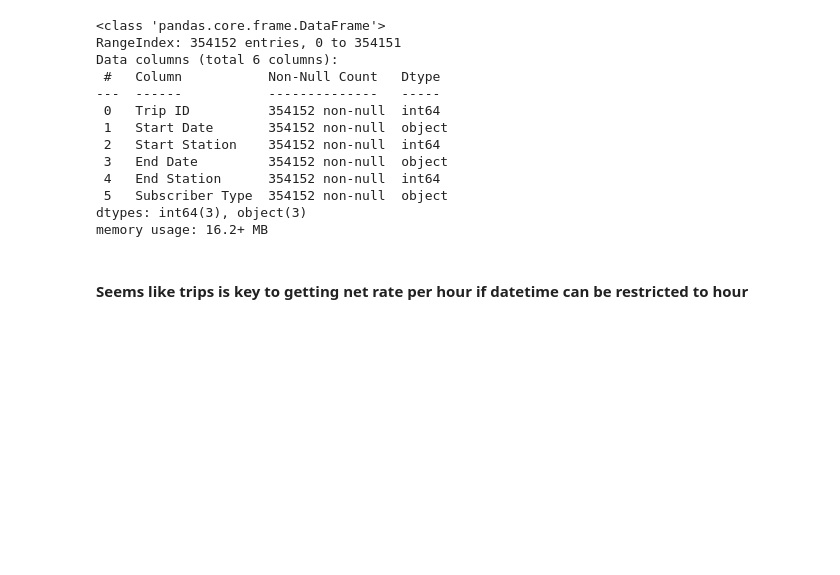
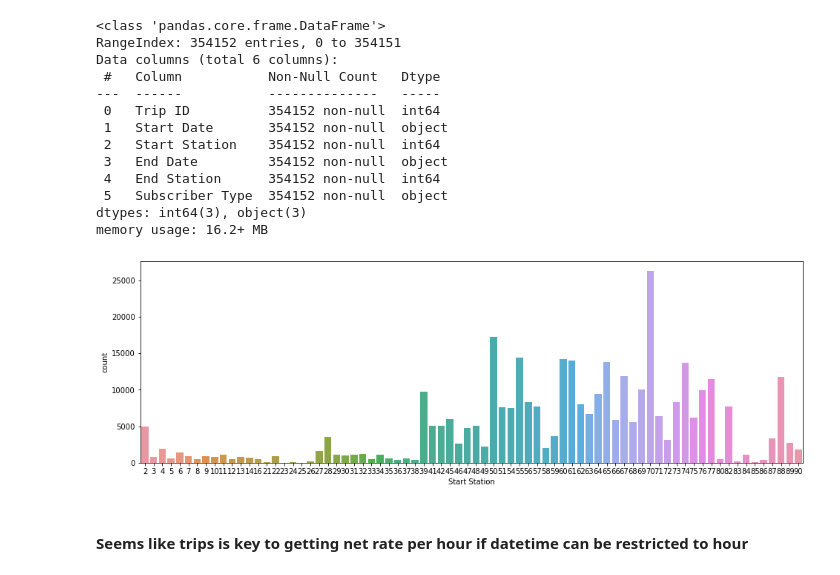
Before and after one commit to jkurdys/BikeShare, a Jupyter notebook: notebooks/BikeShare.ipynb, the cells around one changed output. Saved outputs shown, nothing was run; the diff lists cells and outputs as text; code cells hidden in the pictures; blank space fills up the shorter version.

```diff
--- a/notebooks/BikeShare.ipynb
+++ b/notebooks/BikeShare.ipynb
@@ -72,6 +79,11 @@ Data columns (total 6 columns):
  5   Subscriber Type  354152 non-null  object
 dtypes: int64(3), object(3)
 memory usage: 16.2+ MB
+# %%
+fig, ax=plt.subplots(figsize=(16, 5))
+sns.countplot(x=trips["Start Station"], ax=ax);
+# %% [output]
+[figure, added]
 # %% [markdown]
 #### Seems like trips is key to getting net rate per hour if datetime can be restricted to hour
 # %%
```
Also changed, not shown: parts of 2 cells of this notebook.
